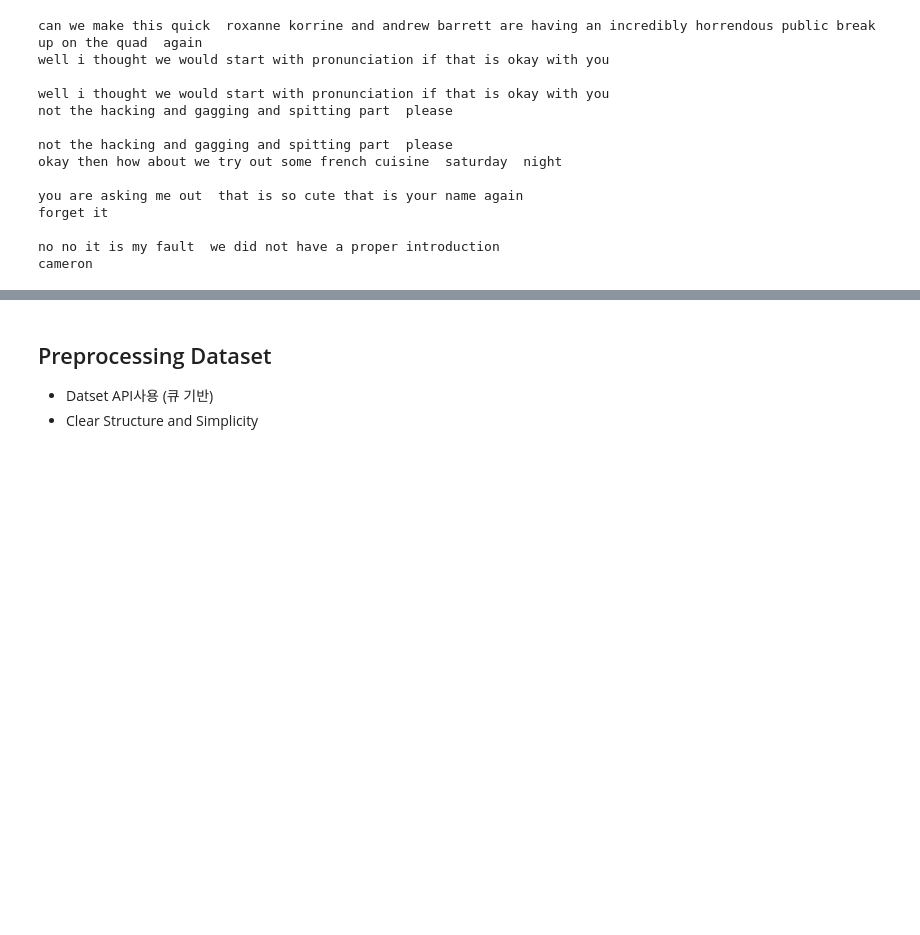
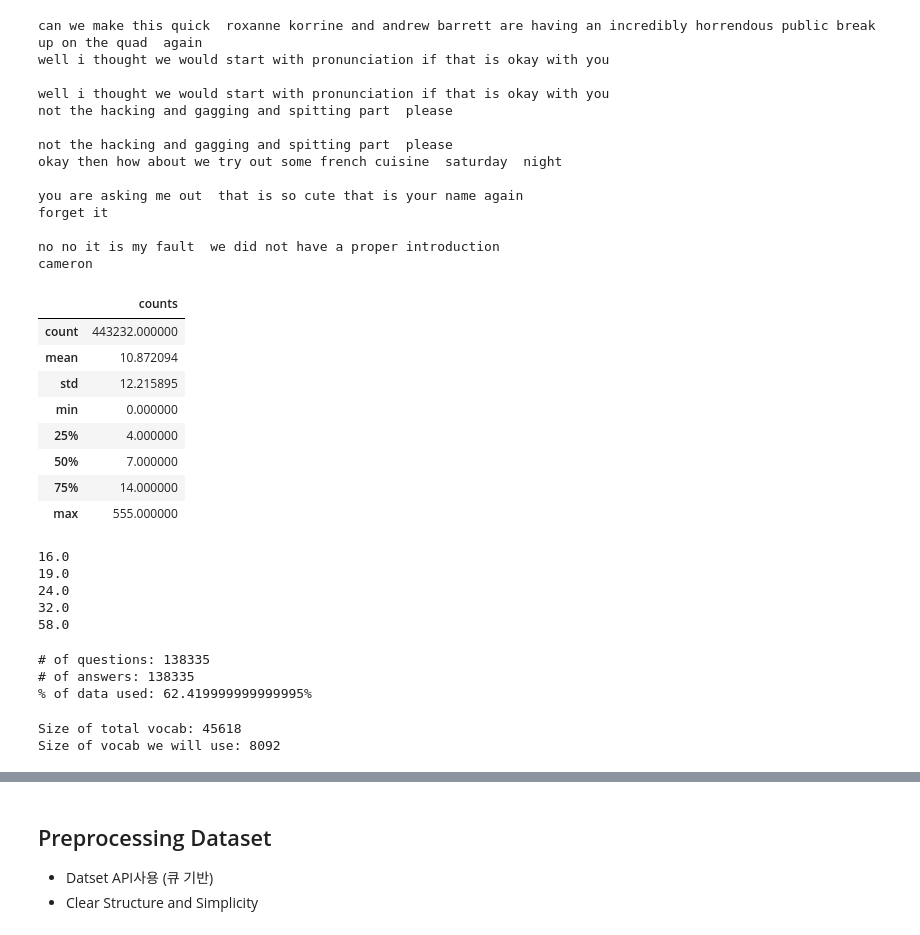
Before and after one commit to rainmaker712/nlp_ryan, a Jupyter notebook: Tensorflow_basic/tf_eagar_seq2seq.ipynb, the cells around one changed output, grey strips where cells are left out. Saved outputs shown, nothing was run; the diff lists cells and outputs as text; code cells hidden in the pictures; blank space fills up the shorter version.

```diff
--- a/Tensorflow_basic/tf_eagar_seq2seq.ipynb
+++ b/Tensorflow_basic/tf_eagar_seq2seq.ipynb
@@ -145,3 +145,27 @@ for answer in clean_answers:
 
 # Create a dataframe so that the values can be inspected
 lengths = pd.DataFrame(lengths, columns=['counts'])
+# %%
+lengths.describe()
+# %% [output]
+|  | counts |
+| count | 443232.000000 |
+| mean | 10.872094 |
+| std | 12.215895 |
+| min | 0.000000 |
+| 25% | 4.000000 |
+| 50% | 7.000000 |
+| 75% | 14.000000 |
+| max | 555.000000 |
+# %%
+print(np.percentile(lengths, 80))
+print(np.percentile(lengths, 85))
+print(np.percentile(lengths, 90))
+print(np.percentile(lengths, 95))
+print(np.percentile(lengths, 99))
+# %% [output]
+16.0
+19.0
+24.0
+32.0
+58.0
@@ -147,0 +198,9 @@ lengths = pd.DataFrame(lengths, columns=['counts'])
+# %%
+# Compare the number of lines we will use with the total number of lines.
+print("# of questions:", len(short_questions))
+print("# of answers:", len(short_answers))
+print("% of data used: {}%".format(round(len(short_questions)/len(questions),4)*100))
+# %% [output]
+# of questions: 138335
+# of answers: 138335
+% of data used: 62.419999999999995%
@@ -147,0 +223,15 @@ lengths = pd.DataFrame(lengths, columns=['counts'])
+# %%
+# Remove rare words from the vocabulary.
+# We will aim to replace fewer than 5% of words with <UNK>
+# You will see this ratio soon.
+threshold = 10
+count = 0
+for k,v in vocab.items():
+    if v >= threshold:
+        count += 1
+
+print("Size of total vocab:", len(vocab))
+print("Size of vocab we will use:", count)
+# %% [output]
+Size of total vocab: 45618
+Size of vocab we will use: 8092
```
Also changed, not shown: parts of 21 cells of this notebook, 3 other files.
